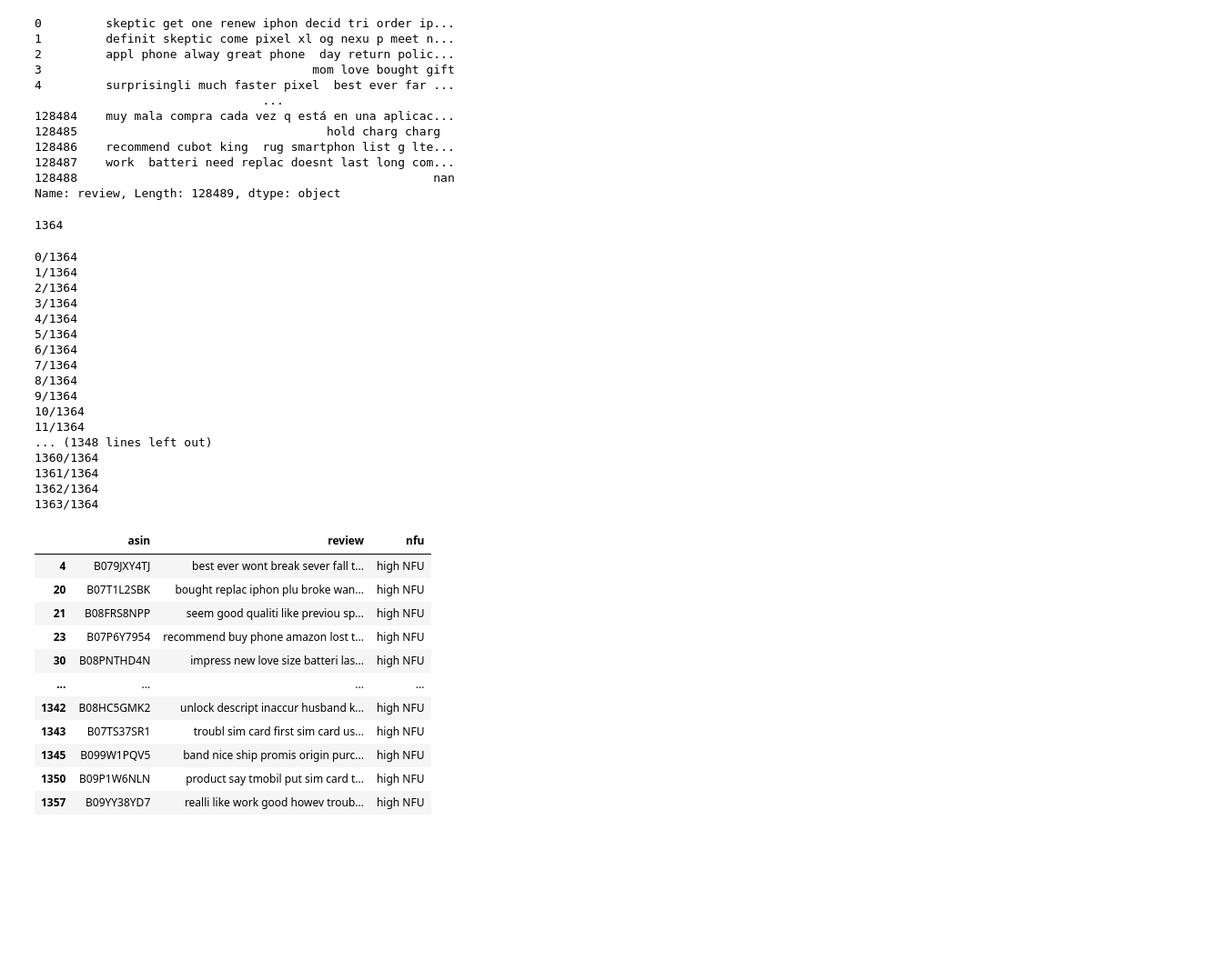
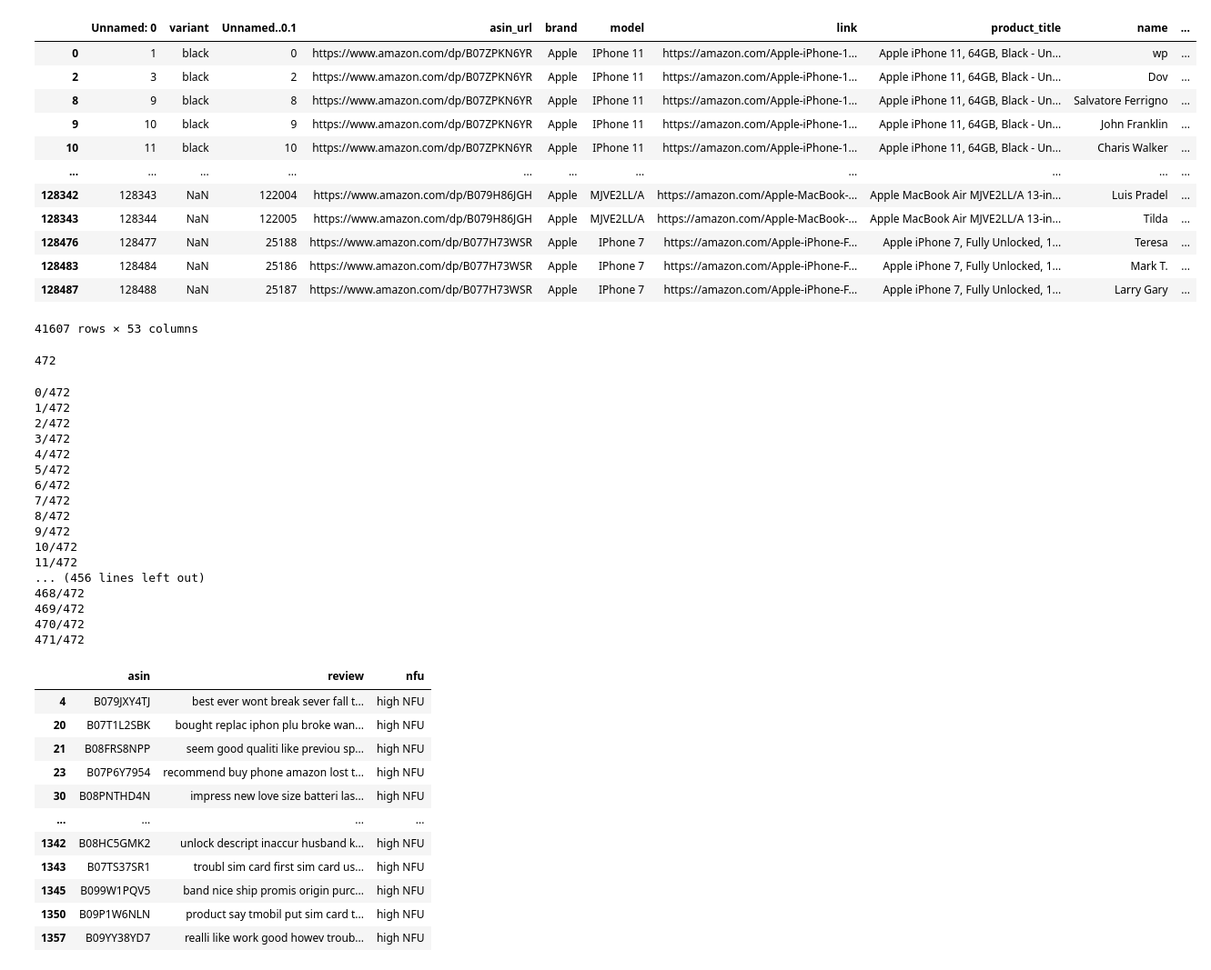
Before and after one commit to janvanderdoe/amazon_nfu, a Jupyter notebook: src/paper/topic_modeling.ipynb, the cells around one changed output. Shown: that part at 91% size. Saved outputs shown, nothing was run; the diff lists cells and outputs as text; code cells hidden in the pictures; blank space fills up the shorter version.

```diff
--- a/src/paper/topic_modeling.ipynb
+++ b/src/paper/topic_modeling.ipynb
@@ -35,21 +35,23 @@ def clean_review(review, bigrams=False):
     return review
 # %%
 data['review'] = data.review.apply(clean_review)
-# %%
-data['review']
-# %% [output]
-0         skeptic get one renew iphon decid tri order ip...
-1         definit skeptic come pixel xl og nexu p meet n...
-2         appl phone alway great phone  day return polic...
-3                                      mom love bought gift
-4         surprisingli much faster pixel  best ever far ...
-                                ...
-128484    muy mala compra cada vez q está en una aplicac...
-128485                                   hold charg charg
-128486    recommend cubot king  rug smartphon list g lte...
-128487    work  batteri need replac doesnt last long com...
-128488                                                  nan
-Name: review, Length: 128489, dtype: object
+# %%
+data = data[data['brand_overall'] == 'apple']
+data
+# %% [output]
+|  | Unnamed: 0 | variant | Unnamed..0.1 | asin_url | brand | model | link | product_title | name | ... |
+| 0 | 1 | black | 0 | https://www.amazon.com/dp/B07ZPKN6YR | Apple | IPhone 11 | https://amazon.com/Apple-iPhone-1... | Apple iPhone 11, 64GB, Black - Un... | wp | ... |
+| 2 | 3 | black | 2 | https://www.amazon.com/dp/B07ZPKN6YR | Apple | IPhone 11 | https://amazon.com/Apple-iPhone-1... | Apple iPhone 11, 64GB, Black - Un... | Dov | ... |
+| 8 | 9 | black | 8 | https://www.amazon.com/dp/B07ZPKN6YR | Apple | IPhone 11 | https://amazon.com/Apple-iPhone-1... | Apple iPhone 11, 64GB, Black - Un... | Salvatore Ferrigno | ... |
+| 9 | 10 | black | 9 | https://www.amazon.com/dp/B07ZPKN6YR | Apple | IPhone 11 | https://amazon.com/Apple-iPhone-1... | Apple iPhone 11, 64GB, Black - Un... | John Franklin | ... |
+| 10 | 11 | black | 10 | https://www.amazon.com/dp/B07ZPKN6YR | Apple | IPhone 11 | https://amazon.com/Apple-iPhone-1... | Apple iPhone 11, 64GB, Black - Un... | Charis Walker | ... |
+| ... | ... | ... | ... | ... | ... | ... | ... | ... | ... | ... |
+| 128342 | 128343 | NaN | 122004 | https://www.amazon.com/dp/B079H86JGH | Apple | MJVE2LL/A | https://amazon.com/Apple-MacBook-... | Apple MacBook Air MJVE2LL/A 13-in... | Luis Pradel | ... |
+| 128343 | 128344 | NaN | 122005 | https://www.amazon.com/dp/B079H86JGH | Apple | MJVE2LL/A | https://amazon.com/Apple-MacBook-... | Apple MacBook Air MJVE2LL/A 13-in... | Tilda | ... |
+| 128476 | 128477 | NaN | 25188 | https://www.amazon.com/dp/B077H73WSR | Apple | IPhone 7 | https://amazon.com/Apple-iPhone-F... | Apple iPhone 7, Fully Unlocked, 1... | Teresa | ... |
+| 128483 | 128484 | NaN | 25186 | https://www.amazon.com/dp/B077H73WSR | Apple | IPhone 7 | https://amazon.com/Apple-iPhone-F... | Apple iPhone 7, Fully Unlocked, 1... | Mark T. | ... |
+| 128487 | 128488 | NaN | 25187 | https://www.amazon.com/dp/B077H73WSR | Apple | IPhone 7 | https://amazon.com/Apple-iPhone-F... | Apple iPhone 7, Fully Unlocked, 1... | Larry Gary | ... |
+41607 rows × 53 columns
 # %%
 low_nfu = data[data['median_variant_parent'] == 'low NFU']
 high_nfu = data[data['median_variant_parent'] == 'high NFU']
@@ -61,7 +60,7 @@ asins = [asin for asin in data['version_asin'].unique() if str(asin) != 'nan']
 # %%
 len(asins)
 # %% [output]
-1364
+472
 # %%
 reviews = []
 i = 0
@@ -74,22 +73,22 @@ for asin in asins:
     print(f"{i}/{len(asins)}")
     i += 1
 # %% [output]
-0/1364
-1/1364
-2/1364
-3/1364
-4/1364
-5/1364
-6/1364
-7/1364
-8/1364
-9/1364
-10/1364
-11/1364
-... (1348 lines left out)
-1360/1364
-1361/1364
-1362/1364
-1363/1364
+0/472
+1/472
+2/472
+3/472
+4/472
+5/472
+6/472
+7/472
+8/472
+9/472
+10/472
+11/472
+... (456 lines left out)
+468/472
+469/472
+470/472
+471/472
 # %%
 df = pd.DataFrame(reviews)
```
Also changed, not shown: parts of 7 cells of this notebook, 2 other files.
